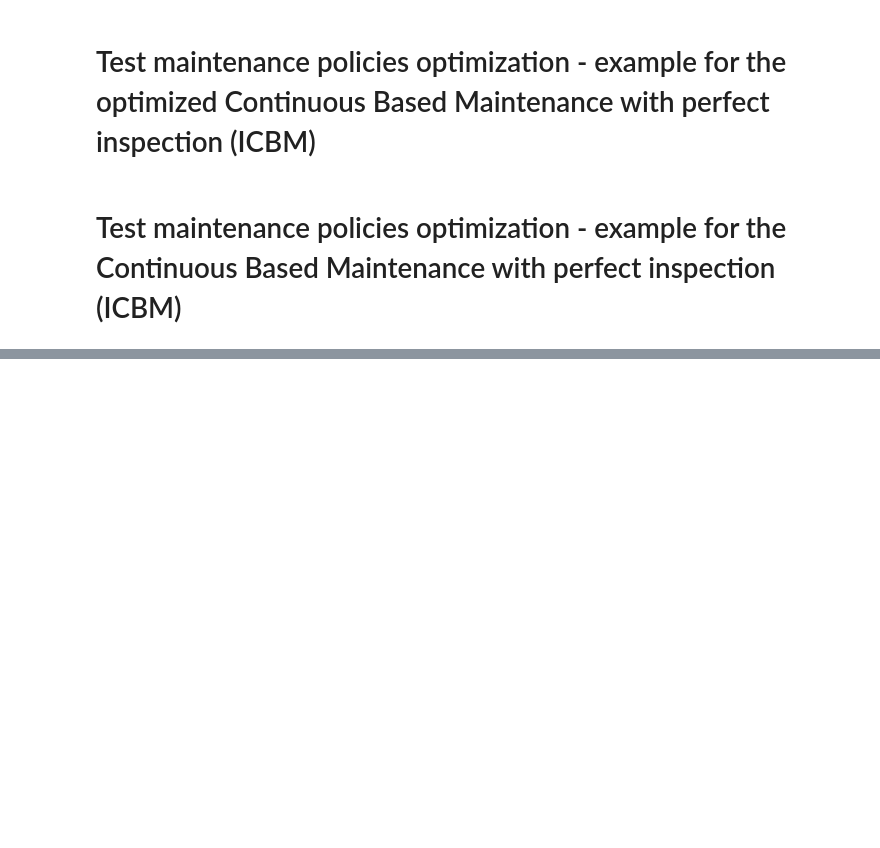
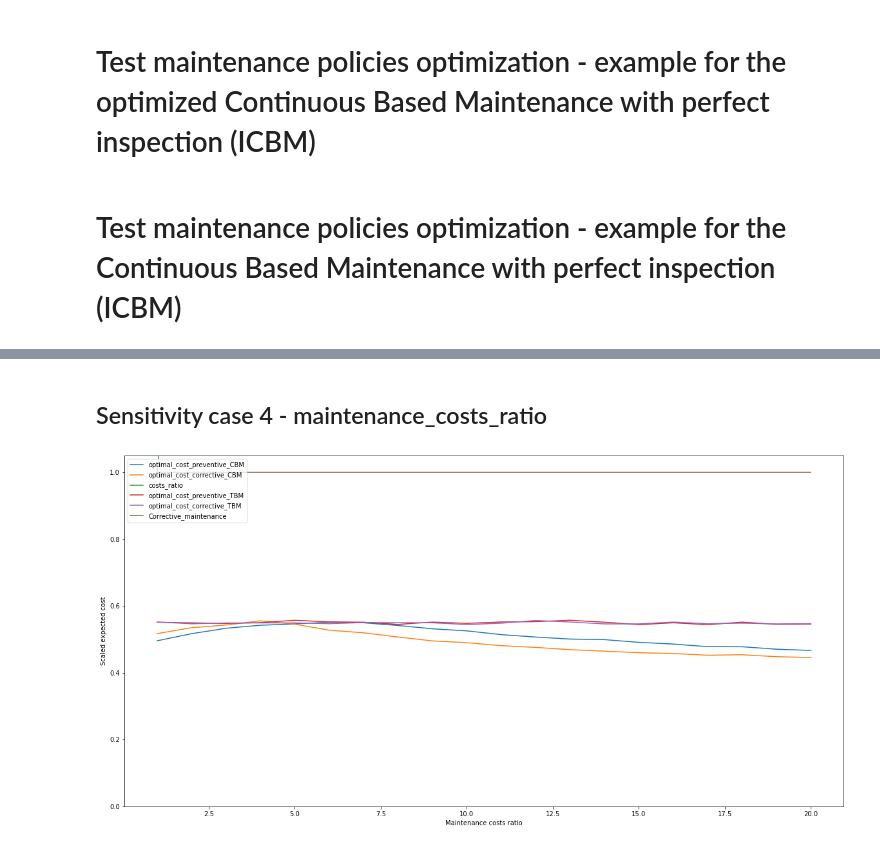
Before and after one commit to diaxz12/Assets_with_failures_dependence, a Jupyter notebook: simulator_results.ipynb, the cells around one changed output, grey strips where cells are left out. Drawn from its saved outputs; the diff is of its cells as text; code cells hidden in the pictures; blank space fills up the shorter version.

```diff
--- a/simulator_results.ipynb
+++ b/simulator_results.ipynb
@@ -267,0 +353,9 @@ plot_cbm_maintenance_costs(results, 60)
+# %% [markdown]
+## Sensitivity case 4 - maintenance_costs_ratio
+# %%
+#get results
+results = agregate_results('results/','maintenance_costs_ratio')
+#plot results
+plot_sensitivity_analysis_results(results, 'Maintenance costs ratio', 'Scaled expected cost')
+# %% [output]
+[figure, added]
```
Also changed, not shown: parts of 16 cells of this notebook, 7 other files.
